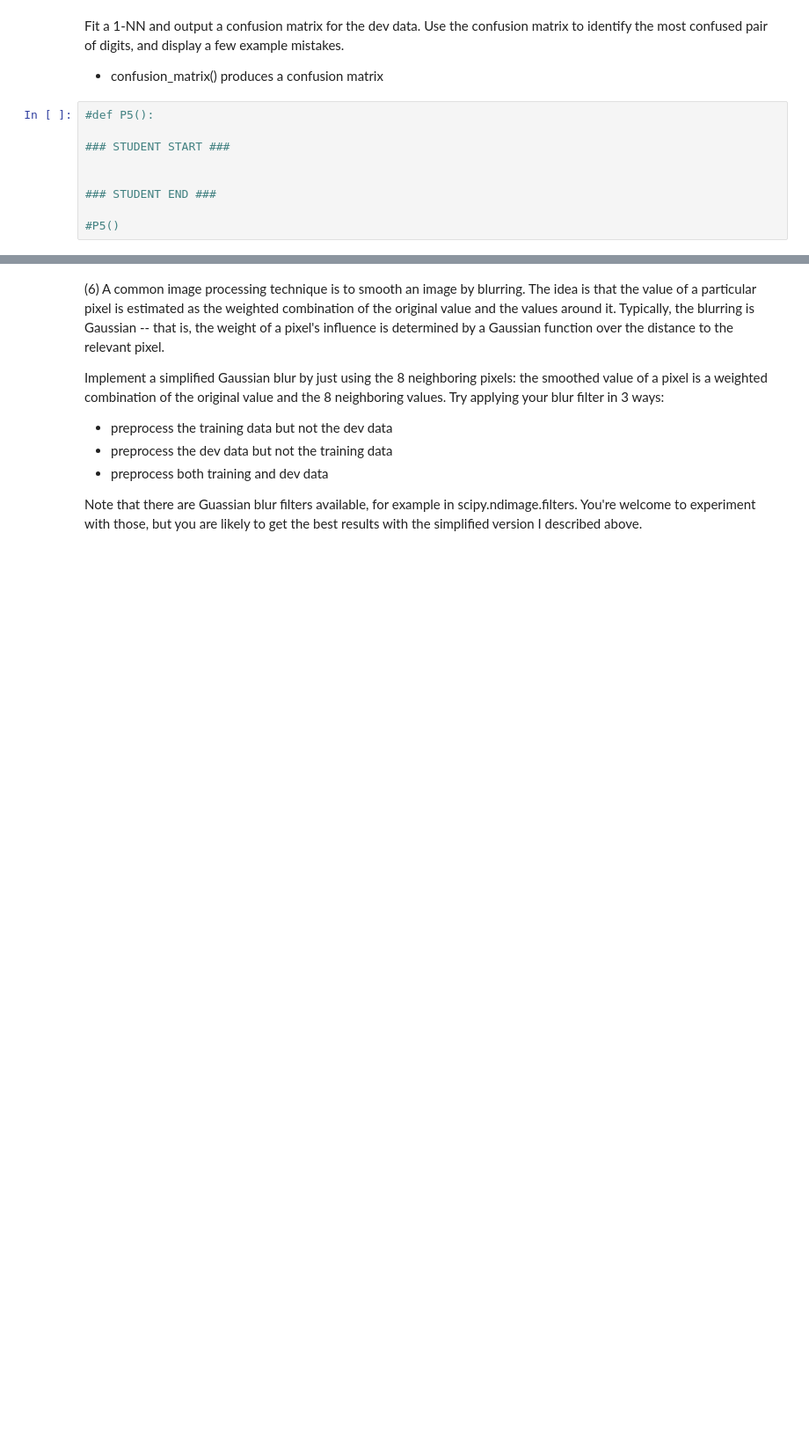
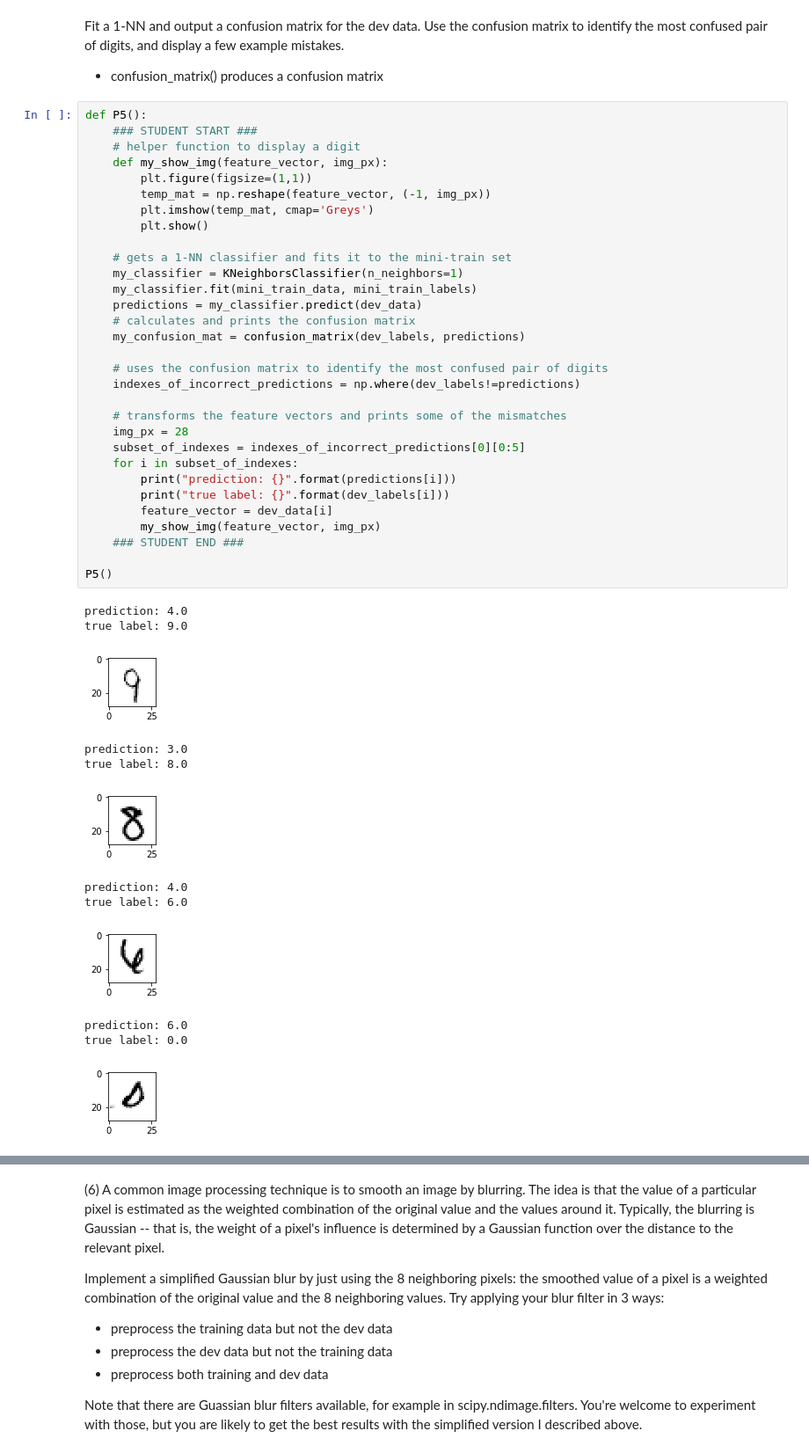
Before and after one commit to ucbiyyq/ucbiyyq-w207, a Jupyter notebook: project01/yangyang_qian_p01.ipynb, the cells around one changed output, grey strips where cells are left out. Shown: that part at 88% size. Cells and saved outputs as stored; diff of their text form; blank space fills up the shorter version.

```diff
--- a/project01/yangyang_qian_p01.ipynb
+++ b/project01/yangyang_qian_p01.ipynb
@@ -128,12 +261,47 @@ ANSWER:
 Fit a 1-NN and output a confusion matrix for the dev data. Use the confusion matrix to identify the most confused pair of digits, and display a few example mistakes.
 
 - confusion_matrix() produces a confusion matrix
-# %%
-#def P5():
-
-### STUDENT START ###
-
-
-### STUDENT END ###
-
-#P5()
+# %%
+def P5():
+    ### STUDENT START ###
+    # helper function to display a digit
+    def my_show_img(feature_vector, img_px):
+        plt.figure(figsize=(1,1))
+        temp_mat = np.reshape(feature_vector, (-1, img_px))
+        plt.imshow(temp_mat, cmap='Greys')
+        plt.show()
+
+    # gets a 1-NN classifier and fits it to the mini-train set
+    my_classifier = KNeighborsClassifier(n_neighbors=1)
+    my_classifier.fit(mini_train_data, mini_train_labels)
+    predictions = my_classifier.predict(dev_data)
+    # calculates and prints the confusion matrix
+    my_confusion_mat = confusion_matrix(dev_labels, predictions)
+
+    # uses the confusion matrix to identify the most confused pair of digits
+    indexes_of_incorrect_predictions = np.where(dev_labels!=predictions)
+
+    # transforms the feature vectors and prints some of the mismatches
+    img_px = 28
+    subset_of_indexes = indexes_of_incorrect_predictions[0][0:5]
+    for i in subset_of_indexes:
+        print("prediction: {}".format(predictions[i]))
+        print("true label: {}".format(dev_labels[i]))
+        feature_vector = dev_data[i]
+        my_show_img(feature_vector, img_px)
+    ### STUDENT END ###
+
+P5()
+# %% [output]
+prediction: 4.0
+true label: 9.0
+[figure, added]
+prediction: 3.0
+true label: 8.0
+[figure, added]
+prediction: 4.0
+true label: 6.0
+[figure, added]
+prediction: 6.0
+true label: 0.0
+[figure, added]
```
Also changed, not shown: parts of 37 cells of this notebook, 6 other files.
